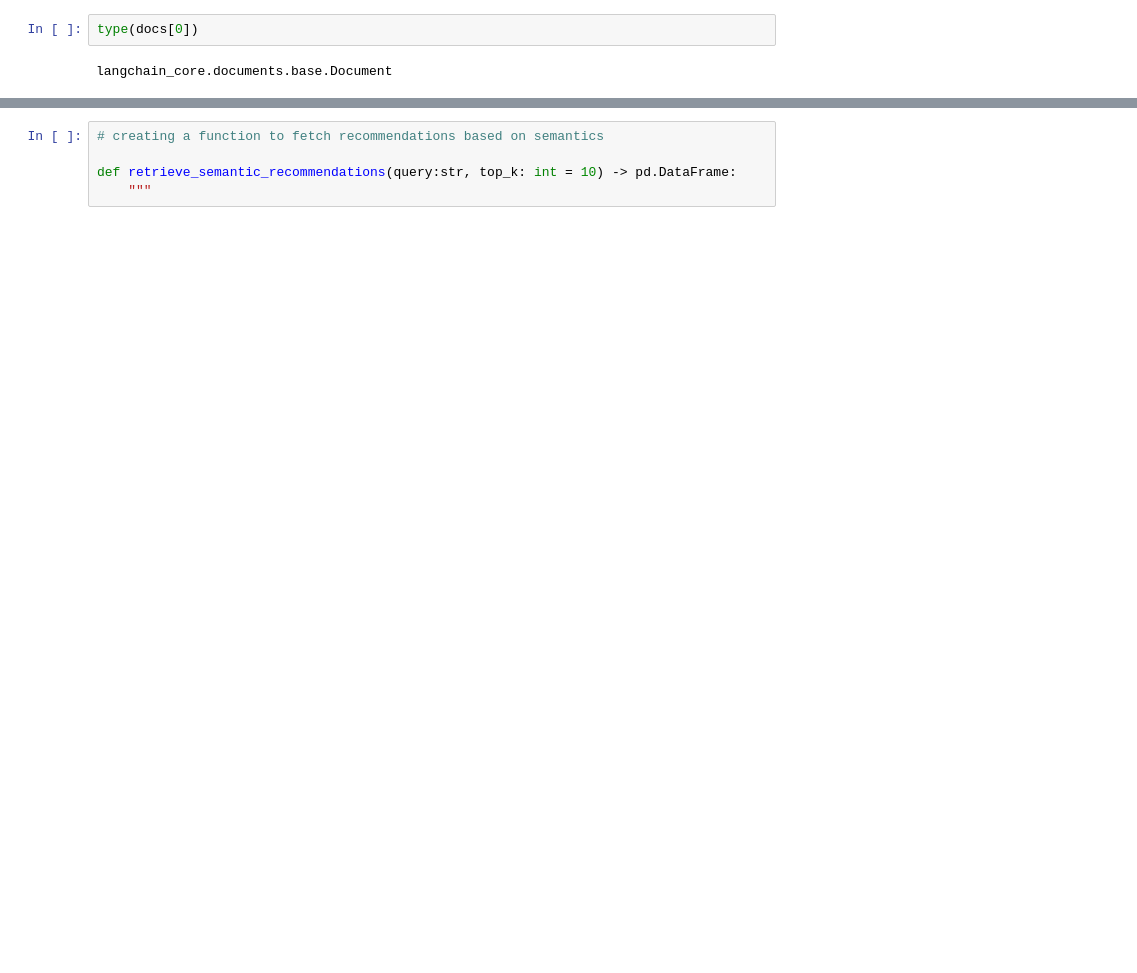
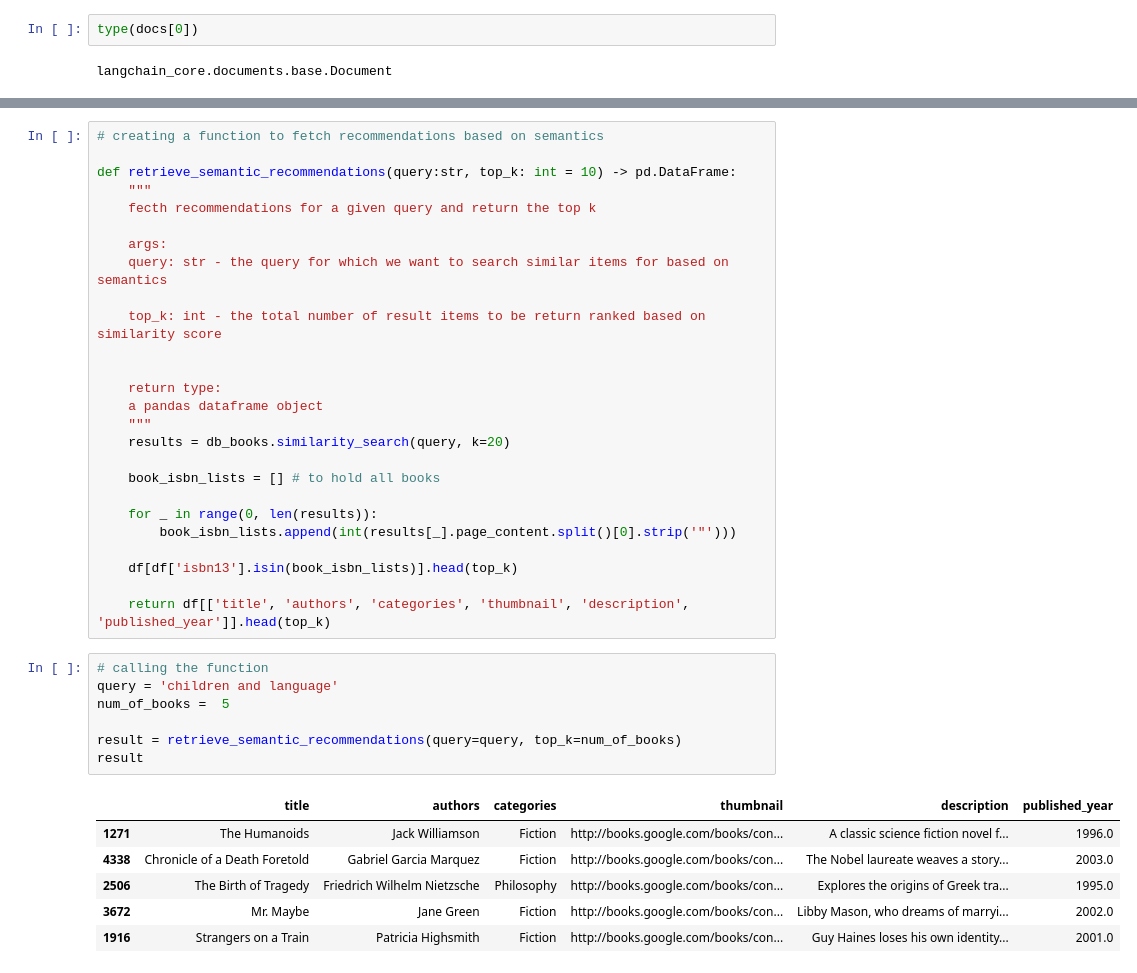
Before and after one commit to chibuikeeugene/nlp_projects, a Jupyter notebook: semantic_book_recommender_search_app/research/vector_search.ipynb, the cells around one changed output, grey strips where cells are left out. Saved outputs shown, nothing was run; the diff lists cells and outputs as text; blank space fills up the shorter version.

```diff
--- a/semantic_book_recommender_search_app/research/vector_search.ipynb
+++ b/semantic_book_recommender_search_app/research/vector_search.ipynb
@@ -90,5 +90,40 @@ df[df['isbn13'] == int(docs[0].page_content.split()[0].strip())]
-# %%
-# creating a function to fetch recommendations based on semantics
-
-def retrieve_semantic_recommendations(query:str, top_k: int = 10) -> pd.DataFrame:
-    """
+# %%
+# creating a function to fetch recommendations based on semantics
+
+def retrieve_semantic_recommendations(query:str, top_k: int = 10) -> pd.DataFrame:
+    """
+    fecth recommendations for a given query and return the top k
+
+    args:
+    query: str - the query for which we want to search similar items for based on semantics
+
+    top_k: int - the total number of result items to be return ranked based on similarity score
+
+
+    return type:
+    a pandas dataframe object
+    """
+    results = db_books.similarity_search(query, k=20)
+
+    book_isbn_lists = [] # to hold all books
+
+    for _ in range(0, len(results)):
+        book_isbn_lists.append(int(results[_].page_content.split()[0].strip('"')))
+
+    df[df['isbn13'].isin(book_isbn_lists)].head(top_k)
+
+    return df[['title', 'authors', 'categories', 'thumbnail', 'description', 'published_year']].head(top_k)
+# %%
+# calling the function
+query = 'children and language'
+num_of_books =  5
+
+result = retrieve_semantic_recommendations(query=query, top_k=num_of_books)
+result
+# %% [output]
+|  | title | authors | categories | thumbnail | description | published_year |
+| 1271 | The Humanoids | Jack Williamson | Fiction | http://books.google.com/books/con... | A classic science fiction novel f... | 1996.0 |
+| 4338 | Chronicle of a Death Foretold | Gabriel Garcia Marquez | Fiction | http://books.google.com/books/con... | The Nobel laureate weaves a story... | 2003.0 |
+| 2506 | The Birth of Tragedy | Friedrich Wilhelm Nietzsche | Philosophy | http://books.google.com/books/con... | Explores the origins of Greek tra... | 1995.0 |
+| 3672 | Mr. Maybe | Jane Green | Fiction | http://books.google.com/books/con... | Libby Mason, who dreams of marryi... | 2002.0 |
+| 1916 | Strangers on a Train | Patricia Highsmith | Fiction | http://books.google.com/books/con... | Guy Haines loses his own identity... | 2001.0 |
```
Also changed, not shown: parts of 8 cells of this notebook, 13 other files.
